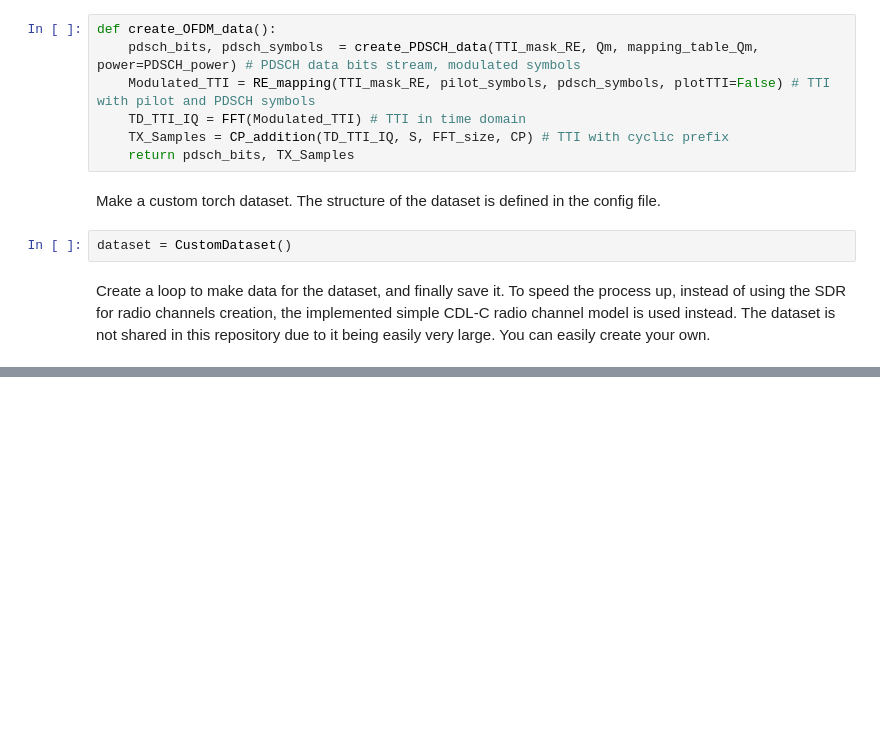
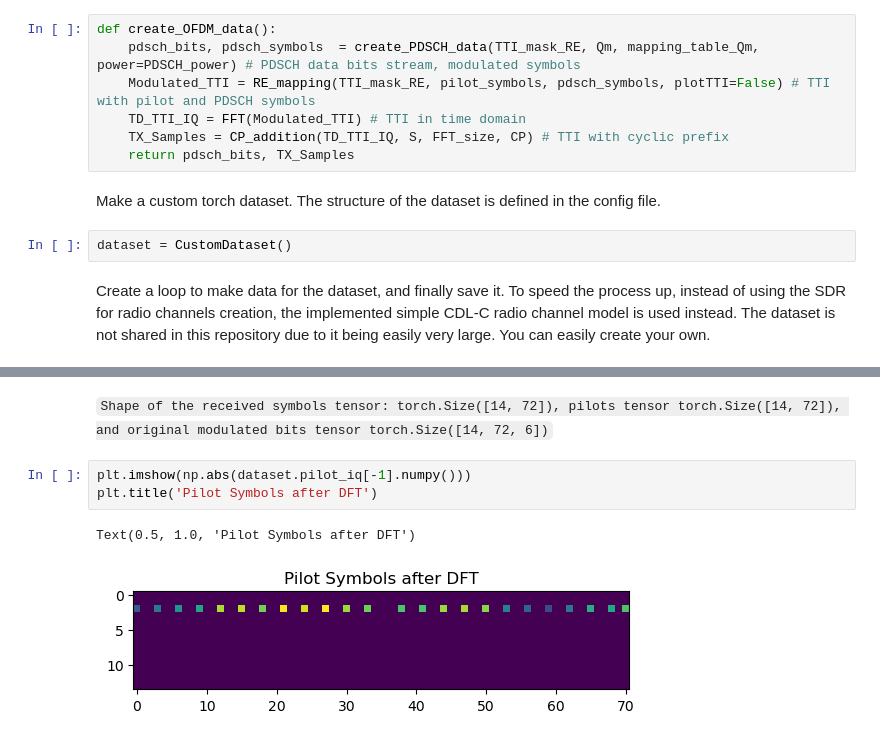
Before and after one commit to rikluost/ofdm-plutosdr-pytorch, a Jupyter notebook: 30-NN-receiver-dataset-creator.ipynb, the cells around one changed output, grey strips where cells are left out. Saved outputs shown, nothing was run; the diff lists cells and outputs as text; blank space fills up the shorter version.

```diff
--- a/30-NN-receiver-dataset-creator.ipynb
+++ b/30-NN-receiver-dataset-creator.ipynb
@@ -84,0 +86,8 @@ Shape of the received symbols tensor: torch.Size([14, 72]), pilots tensor torch.
+# %% [markdown]
+`Shape of the received symbols tensor: torch.Size([14, 72]), pilots tensor torch.Size([14, 72]), and original modulated bits tensor torch.Size([14, 72, 6])`
+# %%
+plt.imshow(np.abs(dataset.pilot_iq[-1].numpy()))
+plt.title('Pilot Symbols after DFT')
+# %% [output]
+Text(0.5, 1.0, 'Pilot Symbols after DFT')
+[figure, added]
```
Also changed, not shown: parts of 6 cells of this notebook, 8 other files.
